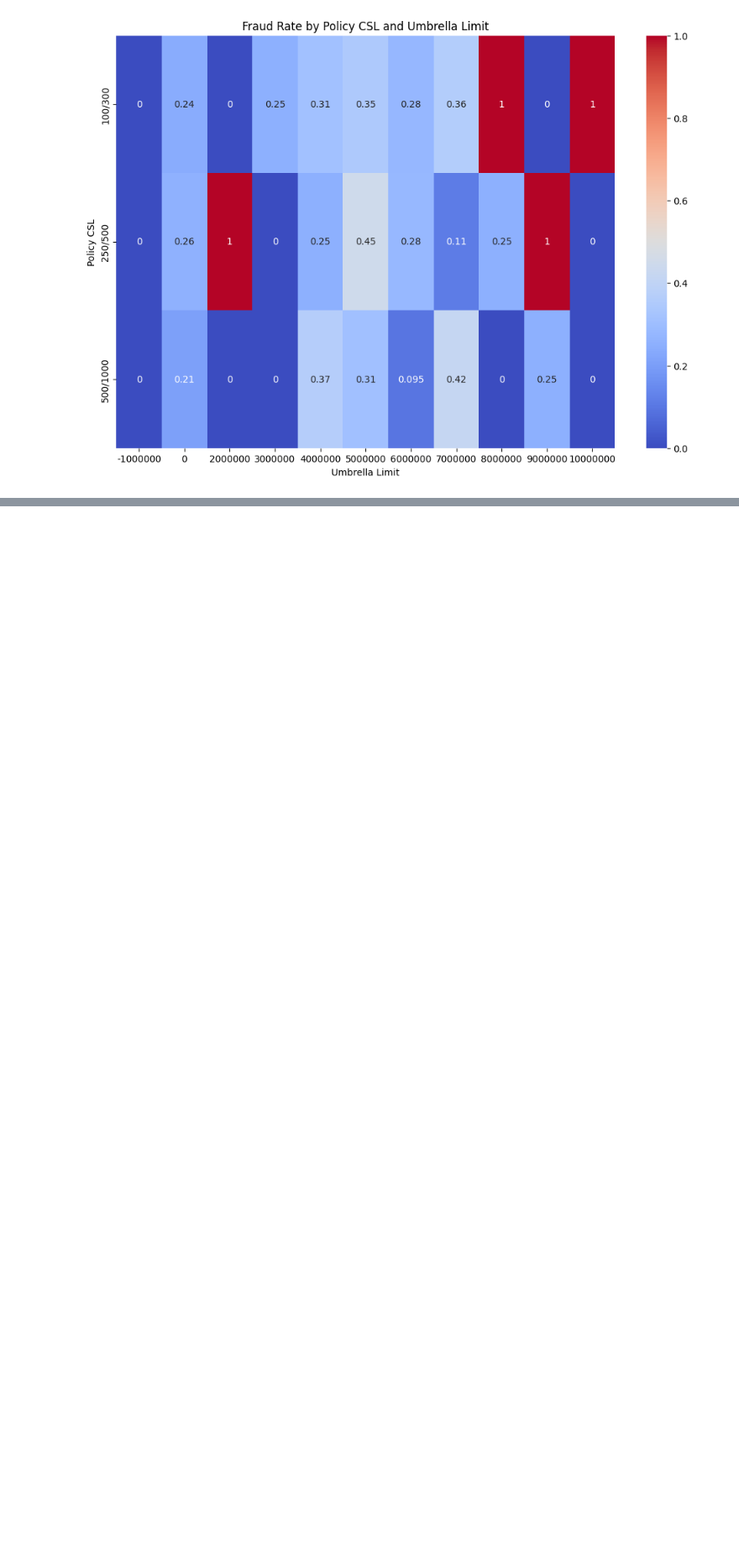
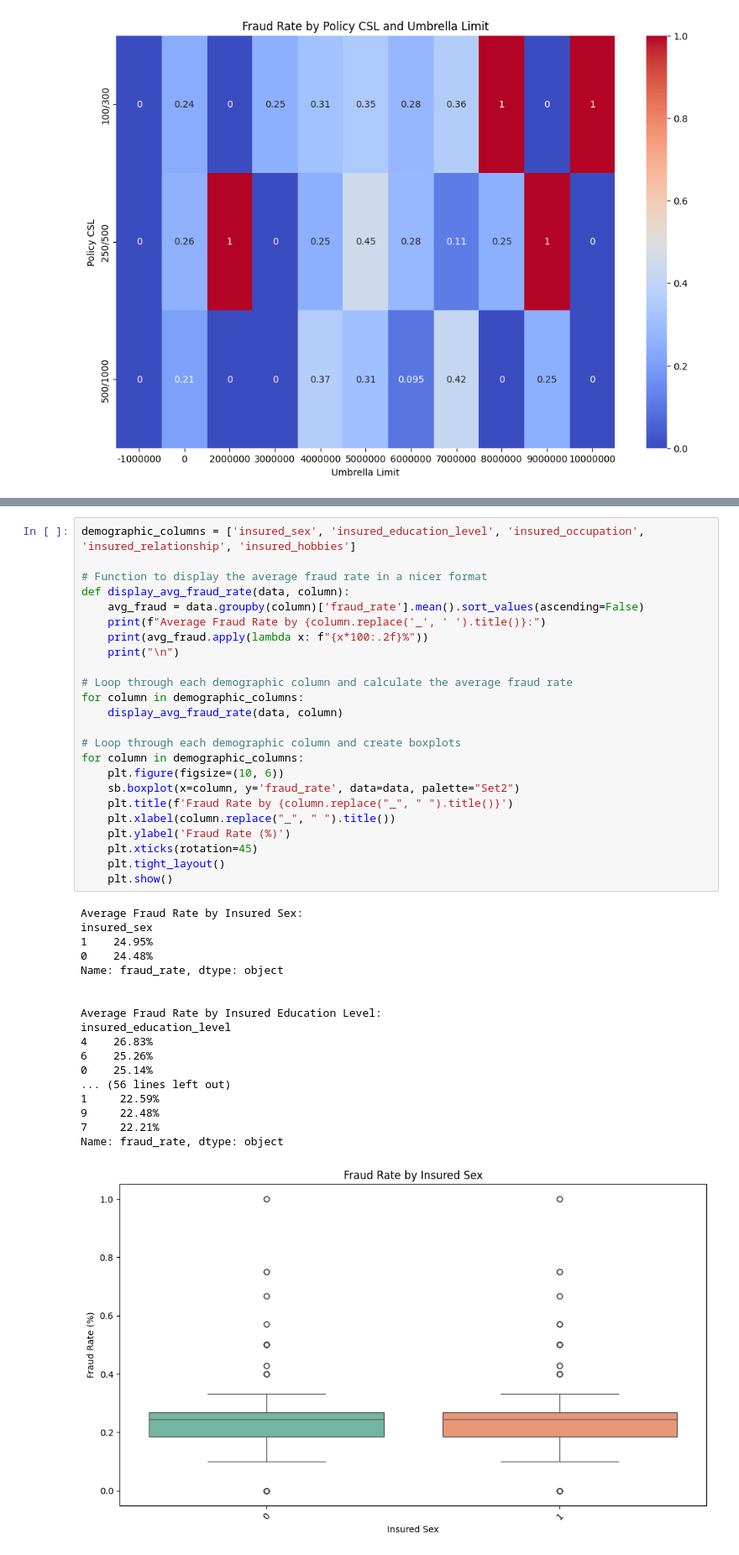
Before and after one commit to soplima/Automobile-Insurance-Claim-Prediction, a Jupyter notebook: InsuranceClaimAnalysis.ipynb, the cells around one changed output, grey strips where cells are left out. Shown at 84% size. Saved outputs shown, nothing was run; the diff lists cells and outputs as text; blank space fills up the shorter version.

```diff
--- a/InsuranceClaimAnalysis.ipynb
+++ b/InsuranceClaimAnalysis.ipynb
@@ -685,0 +710,43 @@ plt.show()
+# %%
+demographic_columns = ['insured_sex', 'insured_education_level', 'insured_occupation', 'insured_relationship', 'insured_hobbies']
+
+# Function to display the average fraud rate in a nicer format
+def display_avg_fraud_rate(data, column):
+    avg_fraud = data.groupby(column)['fraud_rate'].mean().sort_values(ascending=False)
+    print(f"Average Fraud Rate by {column.replace('_', ' ').title()}:")
+    print(avg_fraud.apply(lambda x: f"{x*100:.2f}%"))
+    print("\n")
+
+# Loop through each demographic column and calculate the average fraud rate
+for column in demographic_columns:
+    display_avg_fraud_rate(data, column)
+
+# Loop through each demographic column and create boxplots
+for column in demographic_columns:
+    plt.figure(figsize=(10, 6))
+    sb.boxplot(x=column, y='fraud_rate', data=data, palette="Set2")
+    plt.title(f'Fraud Rate by {column.replace("_", " ").title()}')
+    plt.xlabel(column.replace("_", " ").title())
+    plt.ylabel('Fraud Rate (%)')
+    plt.xticks(rotation=45)
+    plt.tight_layout()
+    plt.show()
+# %% [output]
+Average Fraud Rate by Insured Sex:
+insured_sex
+1    24.95%
+0    24.48%
+Name: fraud_rate, dtype: object
+
+
+Average Fraud Rate by Insured Education Level:
+insured_education_level
+4    26.83%
+6    25.26%
+0    25.14%
+... (56 lines left out)
+1     22.59%
+9     22.48%
+7     22.21%
+Name: fraud_rate, dtype: object
+[figure, added]
```
Also changed, not shown: parts of 7 cells of this notebook, 1 other file.
